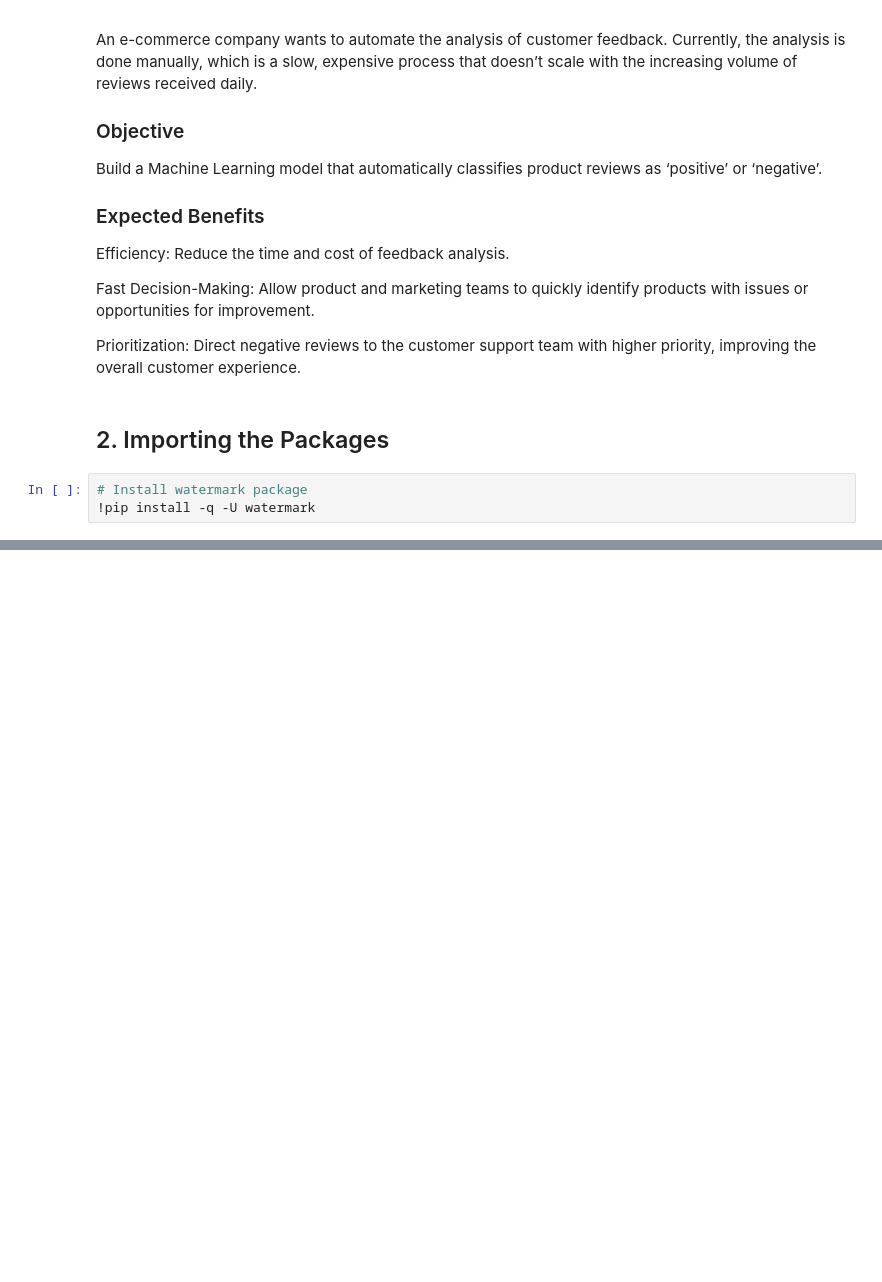
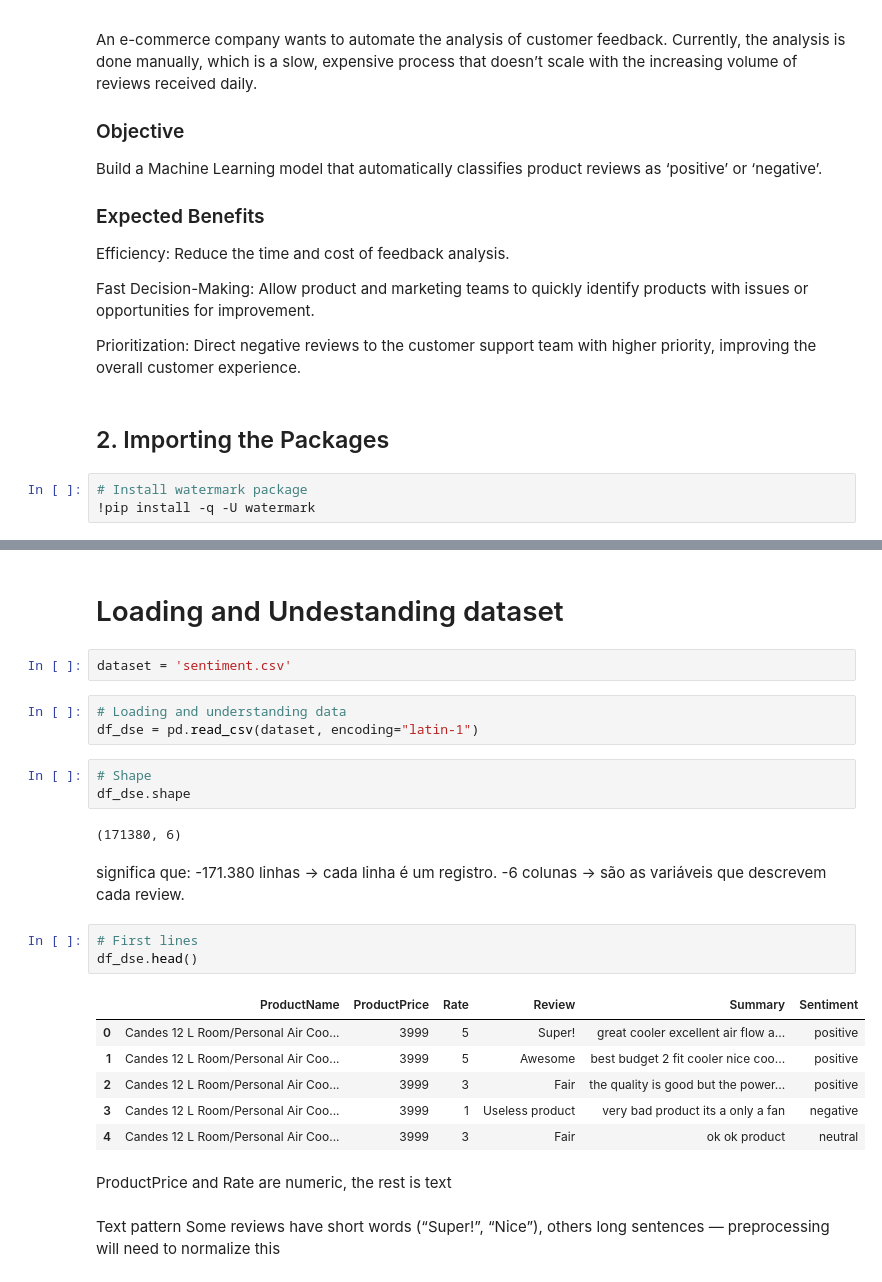
Before and after one commit to eduardowanderleyde/e-commerce-spark, a Jupyter notebook: e-commerce.ipynb, the cells around one changed output, grey strips where cells are left out. Drawn from its saved outputs; the diff is of its cells as text; blank space fills up the shorter version.

```diff
--- a/e-commerce.ipynb
+++ b/e-commerce.ipynb
@@ -64,0 +70,30 @@ ModuleNotFoundError: No module named 'sklearn'
+# %% [markdown]
+# Loading and Undestanding dataset
+# %%
+dataset = 'sentiment.csv'
+# %%
+# Loading and understanding data
+df_dse = pd.read_csv(dataset, encoding="latin-1")
+# %%
+# Shape
+df_dse.shape
+# %% [output]
+(171380, 6)
+# %% [markdown]
+significa que:
+-171.380 linhas → cada linha é um registro.
+-6 colunas → são as variáveis que descrevem cada review.
+# %%
+# First lines
+df_dse.head()
+# %% [output]
+|  | ProductName | ProductPrice | Rate | Review | Summary | Sentiment |
+| 0 | Candes 12 L Room/Personal Air Coo... | 3999 | 5 | Super! | great cooler excellent air flow a... | positive |
+| 1 | Candes 12 L Room/Personal Air Coo... | 3999 | 5 | Awesome | best budget 2 fit cooler nice coo... | positive |
+| 2 | Candes 12 L Room/Personal Air Coo... | 3999 | 3 | Fair | the quality is good but the power... | positive |
+| 3 | Candes 12 L Room/Personal Air Coo... | 3999 | 1 | Useless product | very bad product its a only a fan | negative |
+| 4 | Candes 12 L Room/Personal Air Coo... | 3999 | 3 | Fair | ok ok product | neutral |
+# %% [markdown]
+ProductPrice and Rate are numeric, the rest is text
+# %% [markdown]
+Text pattern Some reviews have short words (“Super!”, “Nice”), others long sentences — preprocessing will need to normalize this
```
Also changed, not shown: parts of 11 cells of this notebook, 1 other file.
